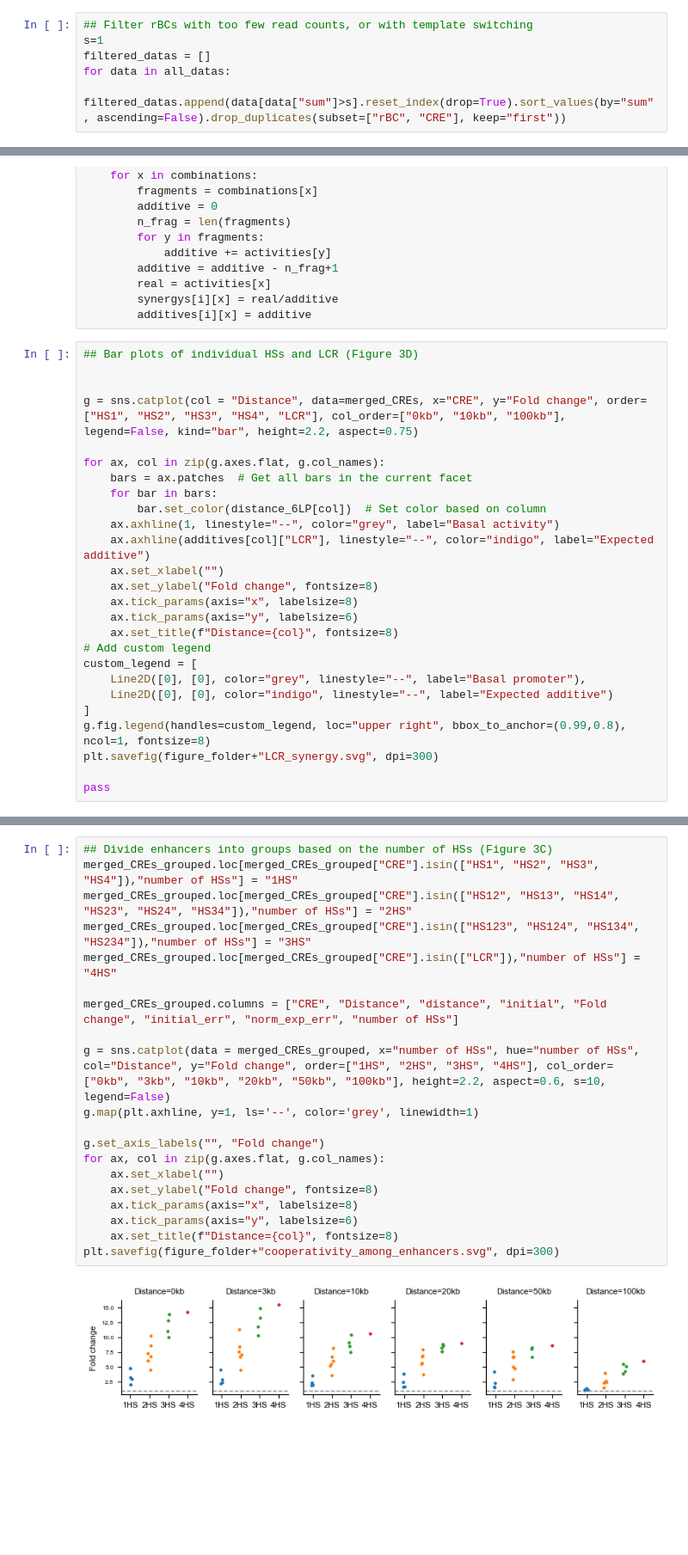
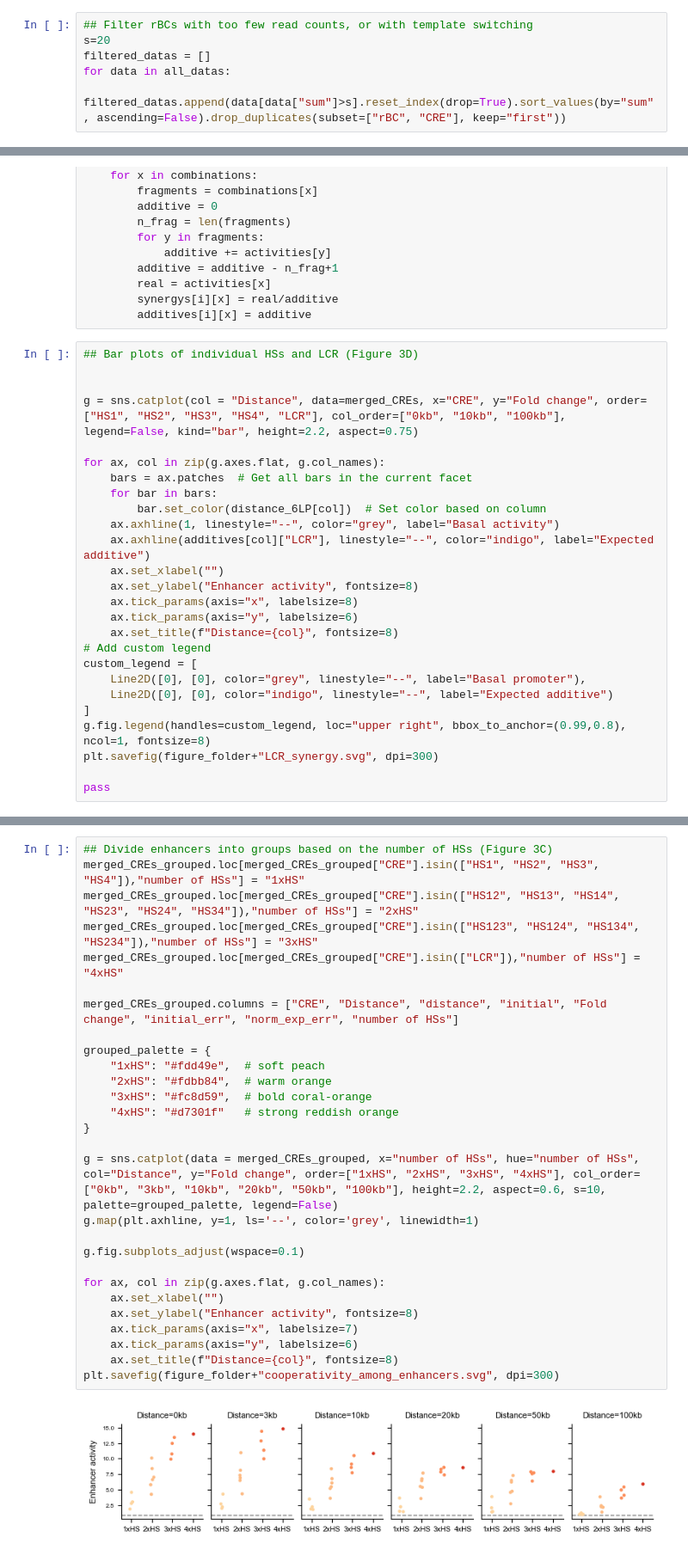
Before and after one commit to yaweiwu233/long-range-MPRA, a Jupyter notebook: scripts/03_enhancer_synergy_analysis.ipynb, the cells around one changed output, grey strips where cells are left out. Shown at 86% size. Drawn from its saved outputs; the diff is of its cells as text; blank space fills up the shorter version.

```diff
--- a/scripts/03_enhancer_synergy_analysis.ipynb
+++ b/scripts/03_enhancer_synergy_analysis.ipynb
@@ -84,7 +84,7 @@ LP
 Name: rBC, dtype: int64
 # %%
 ## Filter rBCs with too few read counts, or with template switching
-s=1
+s=20
 filtered_datas = []
 for data in all_datas:
     filtered_datas.append(data[data["sum"]>s].reset_index(drop=True).sort_values(by="sum", ascending=False).drop_duplicates(subset=["rBC", "CRE"], keep="first"))
@@ -276,7 +276,7 @@ for ax, col in zip(g.axes.flat, g.col_names):
     ax.axhline(1, linestyle="--", color="grey", label="Basal activity")
     ax.axhline(additives[col]["LCR"], linestyle="--", color="indigo", label="Expected additive")
     ax.set_xlabel("")
-    ax.set_ylabel("Fold change", fontsize=8)
+    ax.set_ylabel("Enhancer activity", fontsize=8)
     ax.tick_params(axis="x", labelsize=8)
     ax.tick_params(axis="y", labelsize=6)
     ax.set_title(f"Distance={col}", fontsize=8)
@@ -294,22 +294,30 @@ pass
 # %%
 ## Divide enhancers into groups based on the number of HSs (Figure 3C)
-merged_CREs_grouped.loc[merged_CREs_grouped["CRE"].isin(["HS1", "HS2", "HS3", "HS4"]),"number of HSs"] = "1HS"
-merged_CREs_grouped.loc[merged_CREs_grouped["CRE"].isin(["HS12", "HS13", "HS14", "HS23", "HS24", "HS34"]),"number of HSs"] = "2HS"
-merged_CREs_grouped.loc[merged_CREs_grouped["CRE"].isin(["HS123", "HS124", "HS134", "HS234"]),"number of HSs"] = "3HS"
-merged_CREs_grouped.loc[merged_CREs_grouped["CRE"].isin(["LCR"]),"number of HSs"] = "4HS"
+merged_CREs_grouped.loc[merged_CREs_grouped["CRE"].isin(["HS1", "HS2", "HS3", "HS4"]),"number of HSs"] = "1xHS"
+merged_CREs_grouped.loc[merged_CREs_grouped["CRE"].isin(["HS12", "HS13", "HS14", "HS23", "HS24", "HS34"]),"number of HSs"] = "2xHS"
+merged_CREs_grouped.loc[merged_CREs_grouped["CRE"].isin(["HS123", "HS124", "HS134", "HS234"]),"number of HSs"] = "3xHS"
+merged_CREs_grouped.loc[merged_CREs_grouped["CRE"].isin(["LCR"]),"number of HSs"] = "4xHS"
 
 merged_CREs_grouped.columns = ["CRE", "Distance", "distance", "initial", "Fold change", "initial_err", "norm_exp_err", "number of HSs"]
 
-g = sns.catplot(data = merged_CREs_grouped, x="number of HSs", hue="number of HSs", col="Distance", y="Fold change", order=["1HS", "2HS", "3HS", "4HS"], col_order=["0kb", "3kb", "10kb", "20kb", "50kb", "100kb"], height=2.2, aspect=0.6, s=10, legend=False)
+grouped_palette = {
+    "1xHS": "#fdd49e",  # soft peach
+    "2xHS": "#fdbb84",  # warm orange
+    "3xHS": "#fc8d59",  # bold coral-orange
+    "4xHS": "#d7301f"   # strong reddish orange
+}
+
+g = sns.catplot(data = merged_CREs_grouped, x="number of HSs", hue="number of HSs", col="Distance", y="Fold change", order=["1xHS", "2xHS", "3xHS", "4xHS"], col_order=["0kb", "3kb", "10kb", "20kb", "50kb", "100kb"], height=2.2, aspect=0.6, s=10, palette=grouped_palette, legend=False)
 g.map(plt.axhline, y=1, ls='--', color='grey', linewidth=1)
 
-g.set_axis_labels("", "Fold change")
+g.fig.subplots_adjust(wspace=0.1)
+
 for ax, col in zip(g.axes.flat, g.col_names):
     ax.set_xlabel("")
-    ax.set_ylabel("Fold change", fontsize=8)
-    ax.tick_params(axis="x", labelsize=8)
+    ax.set_ylabel("Enhancer activity", fontsize=8)
+    ax.tick_params(axis="x", labelsize=7)
     ax.tick_params(axis="y", labelsize=6)
     ax.set_title(f"Distance={col}", fontsize=8)
 plt.savefig(figure_folder+"cooperativity_among_enhancers.svg", dpi=300)
 # %% [output]
-[figure, old version]
+[figure, new version]
```
Also changed, not shown: parts of 9 cells of this notebook, 43 other files.
